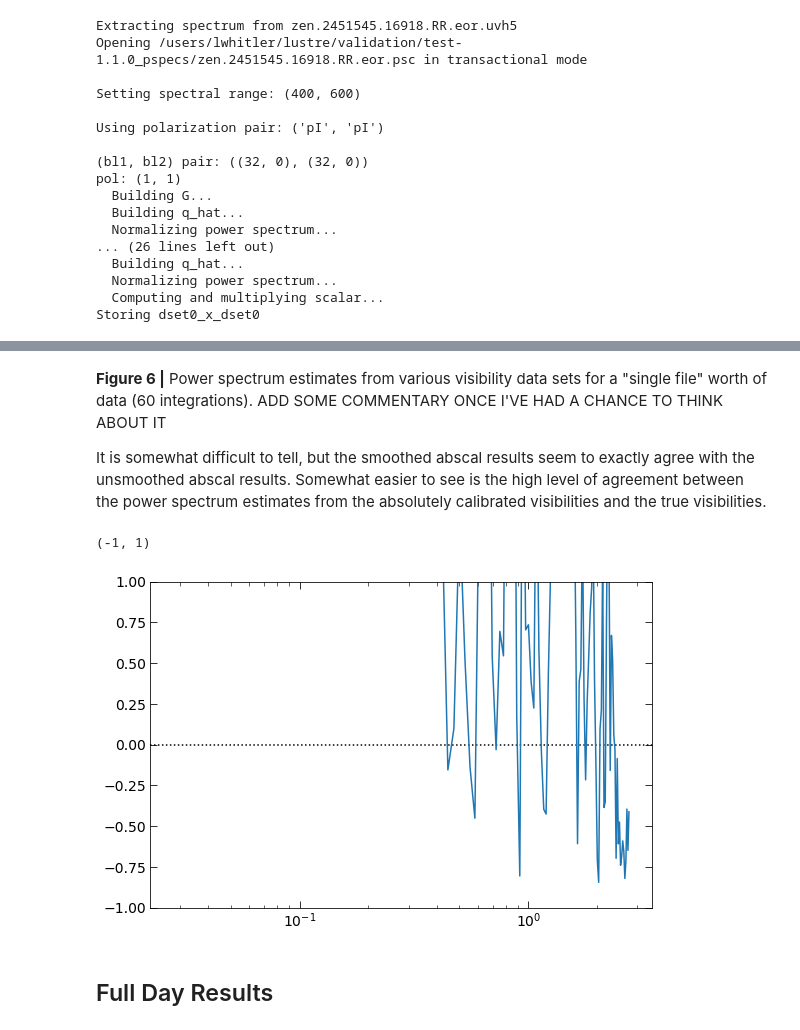
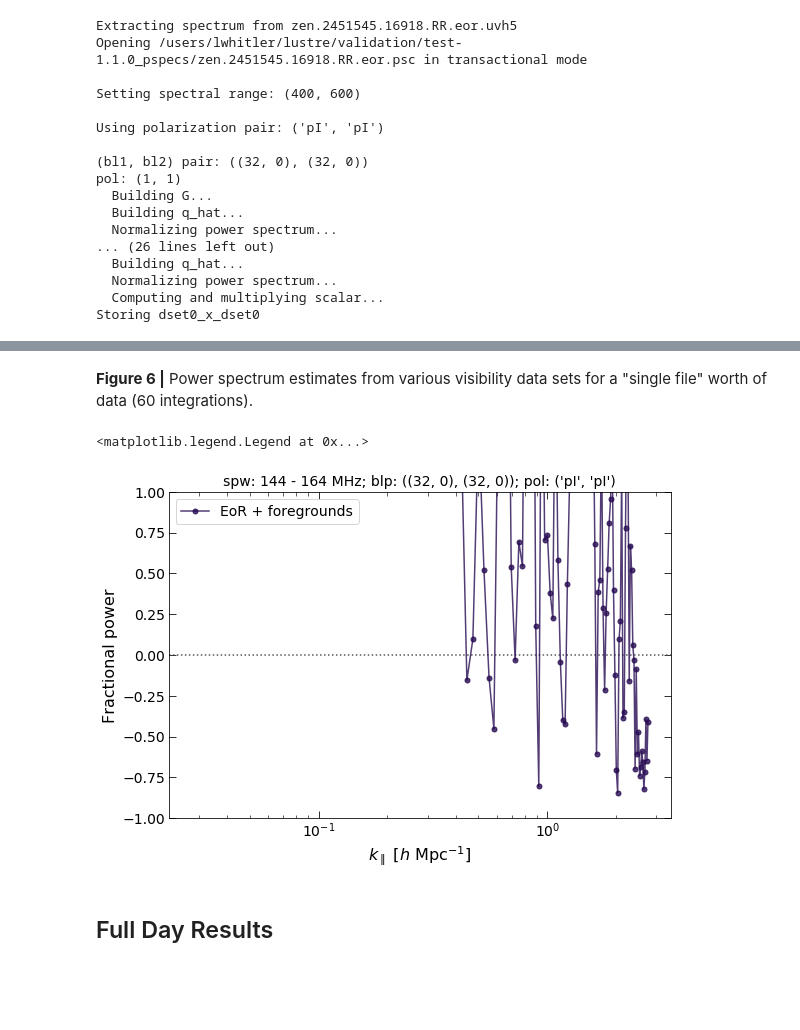
Before and after one commit to HERA-Team/hera-validation, a Jupyter notebook: test-series/1/test-1.1.0.ipynb, the cells around one changed output, grey strips where cells are left out. Cells and saved outputs as stored; diff of their text form; code cells hidden in the pictures; blank space fills up the shorter version.

```diff
--- a/test-series/1/test-1.1.0.ipynb
+++ b/test-series/1/test-1.1.0.ipynb
@@ -515,22 +578,15 @@ ax[0].legend(loc='upper right', fontsize=14, handlelength=3.25)
-# %% [markdown]
-**Figure 6 |** Power spectrum estimates from various visibility data sets for a "single file" worth of data (60 integrations). ADD SOME COMMENTARY ONCE I'VE HAD A CHANCE TO THINK ABOUT IT
-
-It is somewhat difficult to tell, but the smoothed abscal results seem to exactly agree with the unsmoothed abscal results. Somewhat easier to see is the high level of agreement between the power spectrum estimates from the absolutely calibrated visibilities and the true visibilities.
-# %%
-# Look at the residual compared to the analytic EoR
-k_paras = data_dict['EoR + foregrounds']['avg'].get_kparas(0)
-analytic = get_analytic_spectrum(data_dict['EoR + foregrounds']['avg'], 0)
-calculated = data_dict['EoR + foregrounds']['avg'].get_data((0, blps[0], ('pI', 'pI')))
-residuals = (calculated.real - analytic) / analytic
-fig1, ax1 = plt.subplots(1, 1, figsize=(9, 6))
-ax1.axhline(0, ls=':', c='k')
-ax1.plot(k_paras, residuals[0])
-ax1.set_xscale('log')
-ax1.set_ylim([-1, 1])
-# ax1.set_yscale('log')
-# %% [output]
-(-1, 1)
-[figure, removed]
+# %% [markdown]
+**Figure 6 |** Power spectrum estimates from various visibility data sets for a "single file" worth of data (60 integrations).
+# %%
+plot_residuals([data_dict['EoR + foregrounds']['avg']], ['EoR + foregrounds'], blps,
+                colors=['#270B52'], alpha=0.8, figsize=(9, 6))
+fig = plt.gcf()
+ax = fig.get_axes()
+fig.subplots_adjust(hspace=0.2)
+ax[0].legend(loc='upper left', fontsize=14, handlelength=2)
+# %% [output]
+<matplotlib.legend.Legend at 0x...>
+[figure, added]
 # %% [markdown]
 ## Full Day Results
 # %% [markdown]
```
Also changed, not shown: parts of 3 cells of this notebook.
